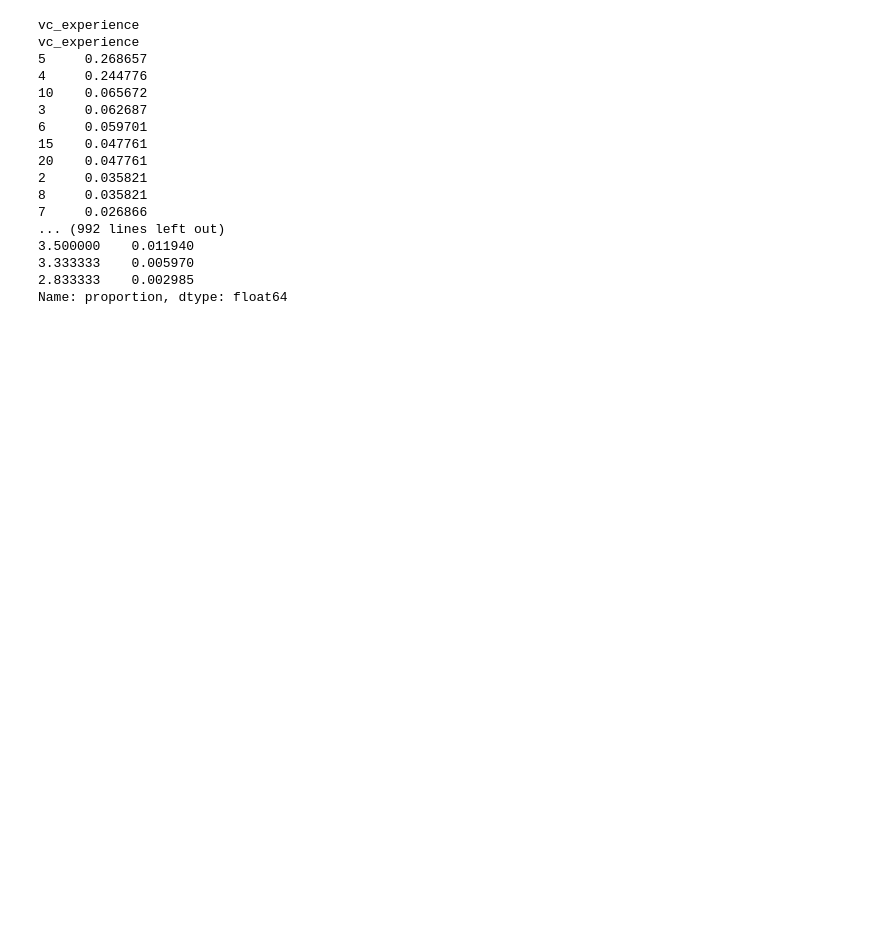
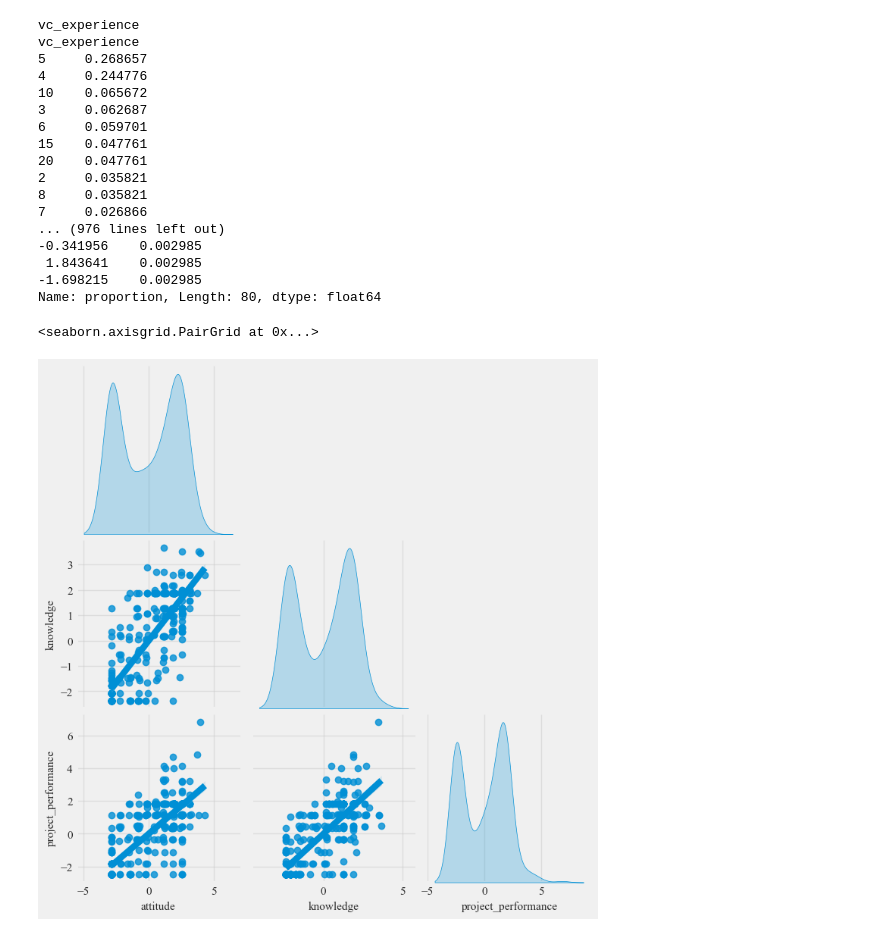
Before and after one commit to StephKisee/narigp-farmer-impact-study, a Jupyter notebook: index.ipynb, the cells around one changed output. Saved outputs shown, nothing was run; the diff lists cells and outputs as text; code cells hidden in the pictures; blank space fills up the shorter version.

```diff
--- a/index.ipynb
+++ b/index.ipynb
@@ -33,7 +35,7 @@ narig_dfs['survey_df'] = narig_dfs['survey_df'][[col for col in orig_col_order i
 
 narig_dfs['survey_df'] = create_composite_feature(narig_dfs['survey_df'], attitude_cols, 'attitude', drop_features=False)
 narig_dfs['survey_df'] = create_composite_feature(narig_dfs['survey_df'], knowledge_cols, 'knowledge', drop_features=False)
-narig_dfs['survey_df'] = create_composite_feature(narig_dfs['survey_df'], practice_cols, 'practice', drop_features=False)
+# narig_dfs['survey_df'] = create_composite_feature(narig_dfs['survey_df'], practice_cols, 'practice', drop_features=False)
 narig_dfs['survey_df'] = create_composite_feature(narig_dfs['survey_df'], performance_cols, 'project_performance', drop_features=False)
 
 for k, v in narig_dfs.items():
@@ -78,8 +80,18 @@ vc_experience
 2     0.035821
 8     0.035821
 7     0.026866
-... (992 lines left out)
-3.500000    0.011940
-3.333333    0.005970
-2.833333    0.002985
-Name: proportion, dtype: float64
+... (976 lines left out)
+-0.341956    0.002985
+ 1.843641    0.002985
+-1.698215    0.002985
+Name: proportion, Length: 80, dtype: float64
+# %%
+# engineer a feature
+ndf = narig_dfs['survey_df'].copy()
+
+ndf = ndf[['attitude', 'knowledge', 'project_performance']]
+
+sns.pairplot(ndf, diag_kind='kde', kind='reg', corner=True)
+# %% [output]
+<seaborn.axisgrid.PairGrid at 0x...>
+[figure, added]
```
Also changed, not shown: parts of 14 cells of this notebook, 3 other files.
